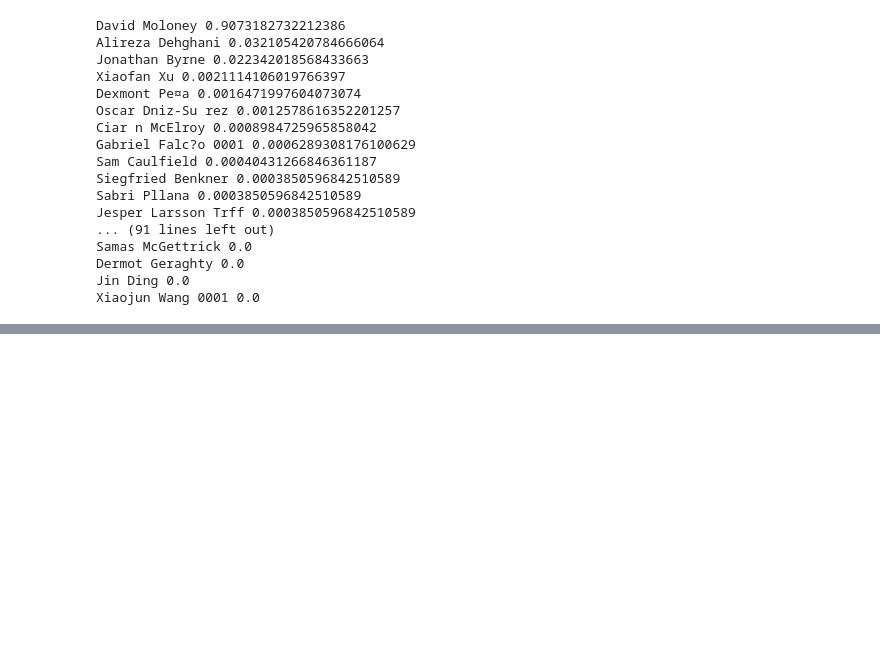
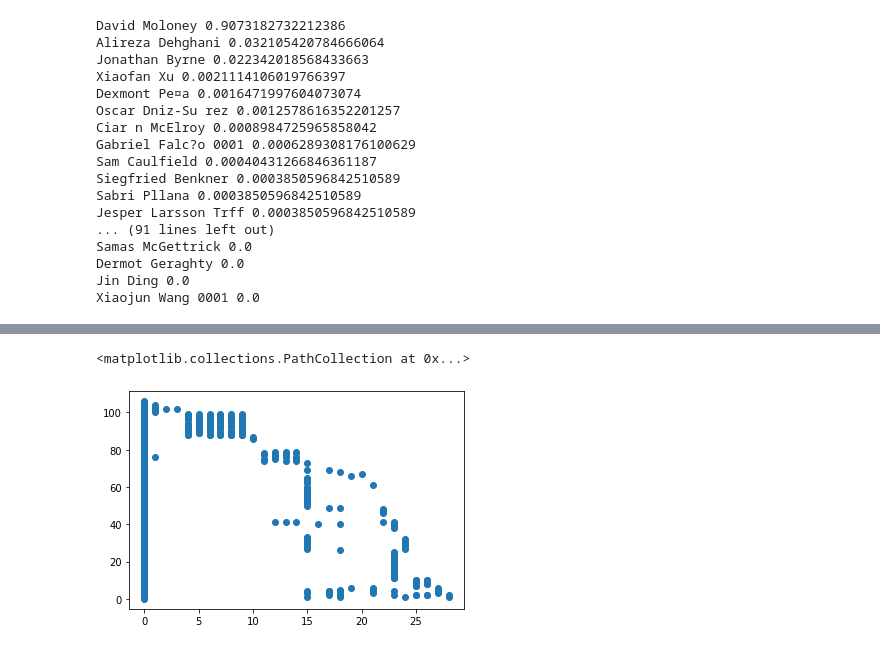
Before and after one commit to anturex2016/data_analytics2021, a Jupyter notebook: working_with_networkx.ipynb, the cells around one changed output, grey strips where cells are left out. Saved outputs shown, nothing was run; the diff lists cells and outputs as text; code cells hidden in the pictures; blank space fills up the shorter version.

```diff
--- a/working_with_networkx.ipynb
+++ b/working_with_networkx.ipynb
@@ -280,3 +280,6 @@
 Dermot Geraghty 0.0
 Jin Ding 0.0
 Xiaojun Wang 0001 0.0
+# %%
+df['author']=pd.factorize(df.Author)[0]
+df['coauthor']=pd.factorize(df.CoAuthor)[0]
@@ -282,0 +302,5 @@ Xiaojun Wang 0001 0.0
+# %%
+ptl.scatter(df['author'],df['coauthor'])
+# %% [output]
+<matplotlib.collections.PathCollection at 0x...>
+[figure, added]
```
Also changed, not shown: parts of 20 cells of this notebook.
